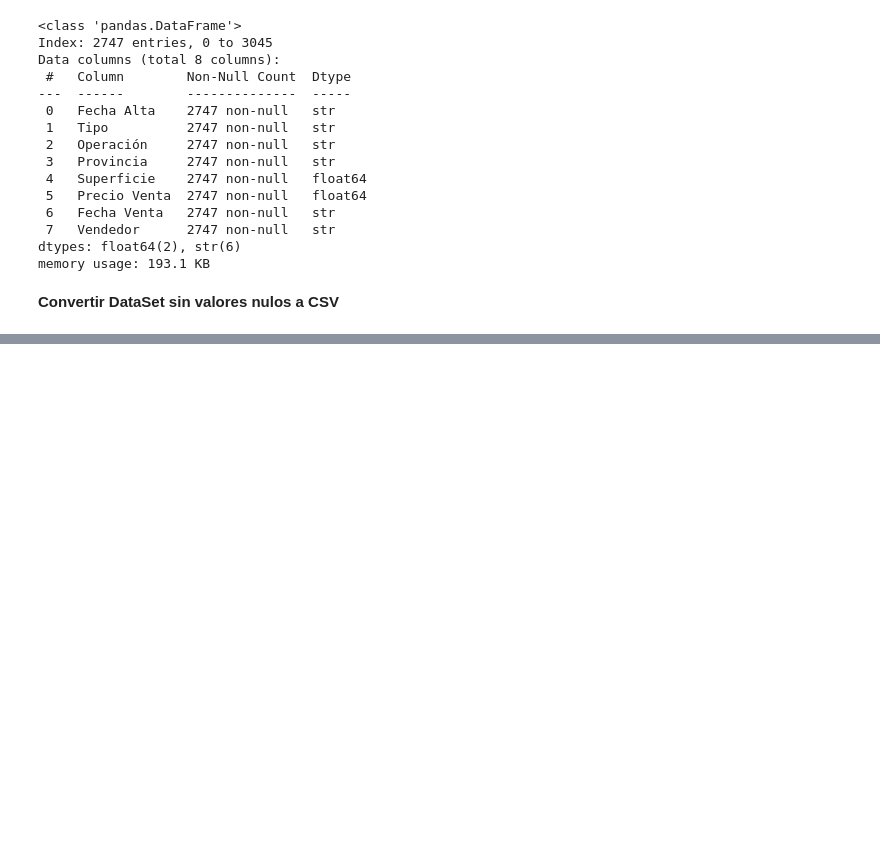
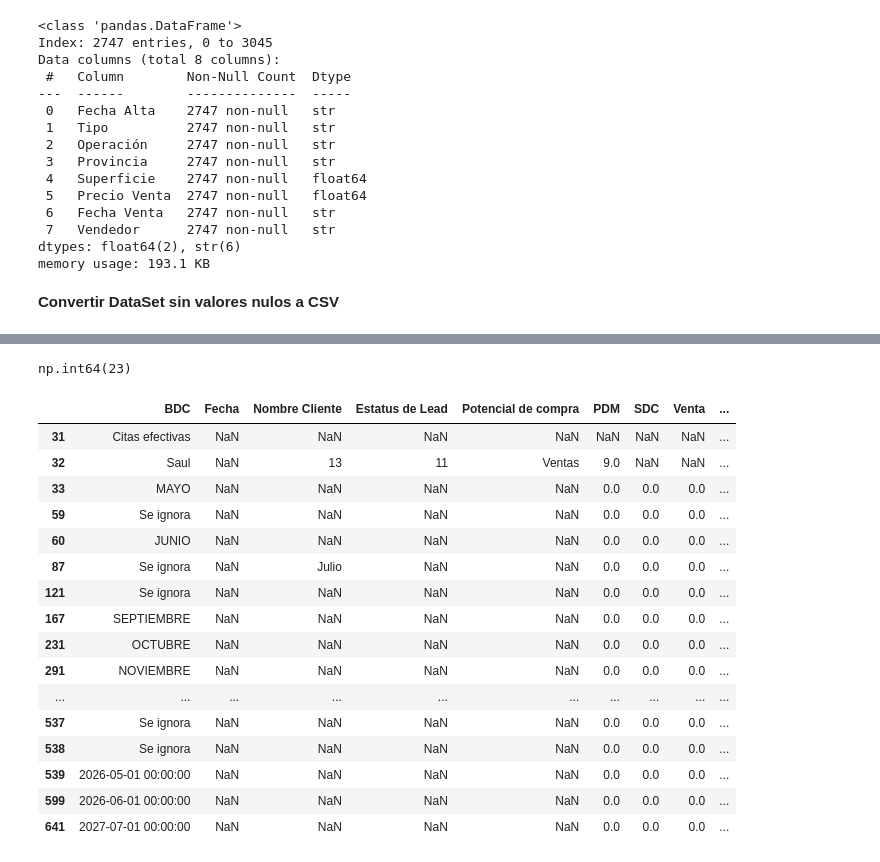
Before and after one commit to Naho179/Valores_nulos, a Jupyter notebook: 2_Valores_Nulos.ipynb, the cells around one changed output, grey strips where cells are left out. Drawn from its saved outputs; the diff is of its cells as text; code cells hidden in the pictures; blank space fills up the shorter version.

```diff
--- a/2_Valores_Nulos.ipynb
+++ b/2_Valores_Nulos.ipynb
@@ -369,0 +411,37 @@ data3.to_csv("inmuebles_sin_nulos.csv")
+# %%
+#Para esta columna decidí rellenas los valores nulos por el texto "Se ignora" ya que
+#al albergar nombres, son datos que no podemos imputar sin generar sesgos
+df_nulos['BDC '] = df_nulos['BDC '].fillna("Se ignora")
+# %%
+#Para columna de fecha, cree una nueva columna con el nombre de "Mes"
+#y por medio de rangos asigné la fecha correspondiente a los registros, incluyendo mes y año
+#correspondiente.
+
+#Posteriormente reemplacé la columna original de "Fecha" por esta nueva columna.
+
+
+df_nulos["Mes"] = None
+# %%
+df_nulos.loc[0:30, "Mes"] = "2025-04"
+df_nulos.loc[34:58, "Mes"] = "2025-05"
+df_nulos.loc[61:86, "Mes"] = "2025-06"
+df_nulos.loc[88:120, "Mes"] = "2025-07"
+df_nulos.loc[122:166, "Mes"] = "2025-08"
+df_nulos.loc[168:230, "Mes"] = "2025-09"
+df_nulos.loc[232:290, "Mes"] = "2025-10"
+df_nulos.loc[292:343, "Mes"] = "2025-11"
+df_nulos.loc[345:391, "Mes"] = "2025-12"
+
+df_nulos.loc[393:428, "Mes"] = "2026-01"
+df_nulos.loc[430:460, "Mes"] = "2026-02"
+df_nulos.loc[462:477, "Mes"] = "2026-03"
+df_nulos.loc[479:533, "Mes"] = "2026-04"
+df_nulos.loc[540:598, "Mes"] = "2026-05"
+
+fechas_reales = pd.to_datetime(df_nulos["Fecha"], errors="coerce")
+
+df_nulos.loc[600:672, "Mes"] = (
+    fechas_reales.loc[600:672]
+    .dt.to_period("M")
+    .astype("string")
+)
@@ -369,0 +485,25 @@ data3.to_csv("inmuebles_sin_nulos.csv")
+# %%
+df_nulos["Mes"].isnull().sum()
+# %% [output]
+np.int64(23)
+# %%
+# 3. Ver únicamente las filas que no tienen mes
+df_nulos[df_nulos["Mes"].isnull()]
+# %% [output]
+|  | BDC | Fecha | Nombre Cliente | Estatus de Lead | Potencial de compra | PDM | SDC | Venta | ... |
+| 31 | Citas efectivas | NaN | NaN | NaN | NaN | NaN | NaN | NaN | ... |
+| 32 | Saul | NaN | 13 | 11 | Ventas | 9.0 | NaN | NaN | ... |
+| 33 | MAYO | NaN | NaN | NaN | NaN | 0.0 | 0.0 | 0.0 | ... |
+| 59 | Se ignora | NaN | NaN | NaN | NaN | 0.0 | 0.0 | 0.0 | ... |
+| 60 | JUNIO | NaN | NaN | NaN | NaN | 0.0 | 0.0 | 0.0 | ... |
+| 87 | Se ignora | NaN | Julio | NaN | NaN | 0.0 | 0.0 | 0.0 | ... |
+| 121 | Se ignora | NaN | NaN | NaN | NaN | 0.0 | 0.0 | 0.0 | ... |
+| 167 | SEPTIEMBRE | NaN | NaN | NaN | NaN | 0.0 | 0.0 | 0.0 | ... |
+| 231 | OCTUBRE | NaN | NaN | NaN | NaN | 0.0 | 0.0 | 0.0 | ... |
+| 291 | NOVIEMBRE | NaN | NaN | NaN | NaN | 0.0 | 0.0 | 0.0 | ... |
+| ... | ... | ... | ... | ... | ... | ... | ... | ... | ... |
+| 537 | Se ignora | NaN | NaN | NaN | NaN | 0.0 | 0.0 | 0.0 | ... |
+| 538 | Se ignora | NaN | NaN | NaN | NaN | 0.0 | 0.0 | 0.0 | ... |
+| 539 | 2026-05-01 00:00:00 | NaN | NaN | NaN | NaN | 0.0 | 0.0 | 0.0 | ... |
+| 599 | 2026-06-01 00:00:00 | NaN | NaN | NaN | NaN | 0.0 | 0.0 | 0.0 | ... |
+| 641 | 2027-07-01 00:00:00 | NaN | NaN | NaN | NaN | 0.0 | 0.0 | 0.0 | ... |
```
Also changed, not shown: parts of 24 cells of this notebook.
